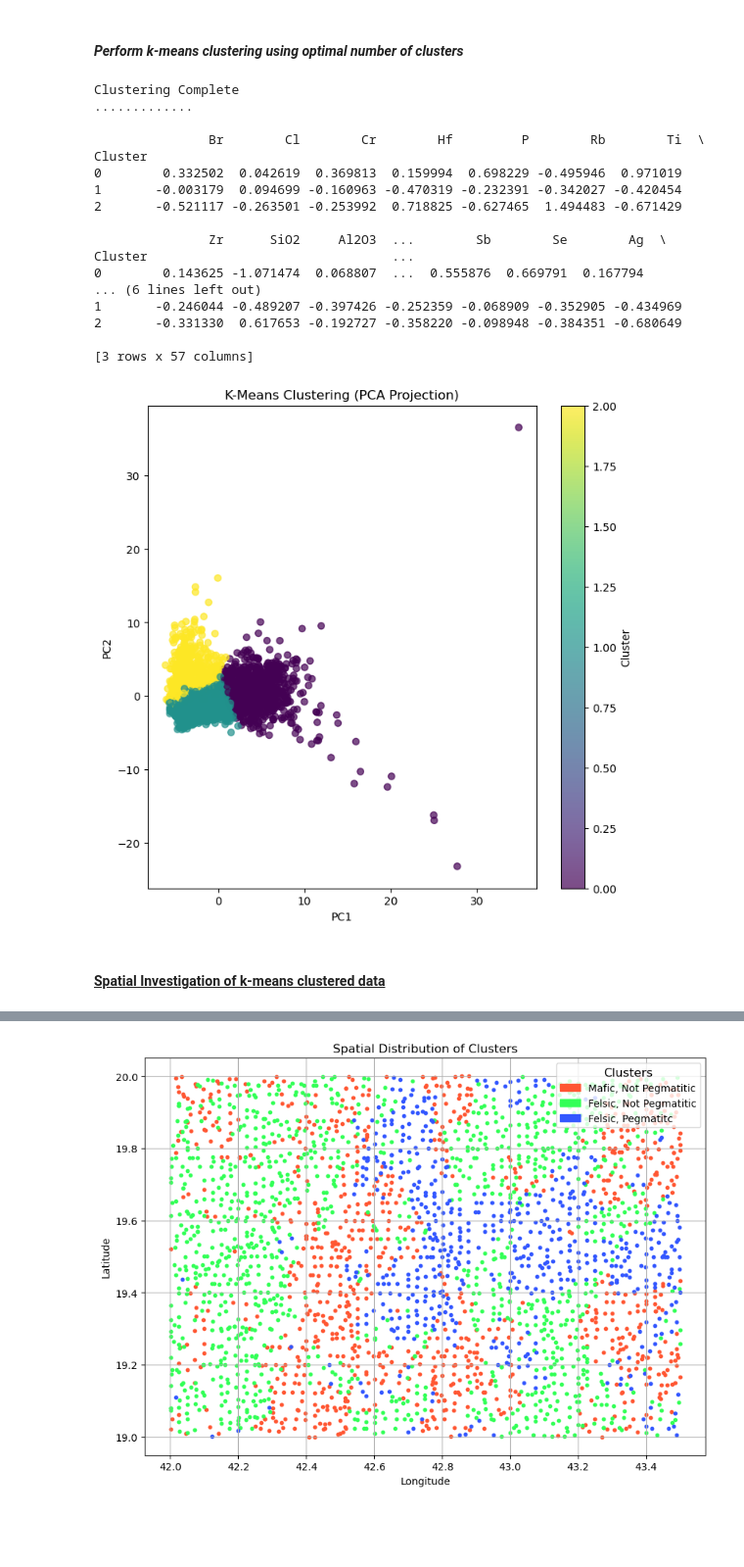
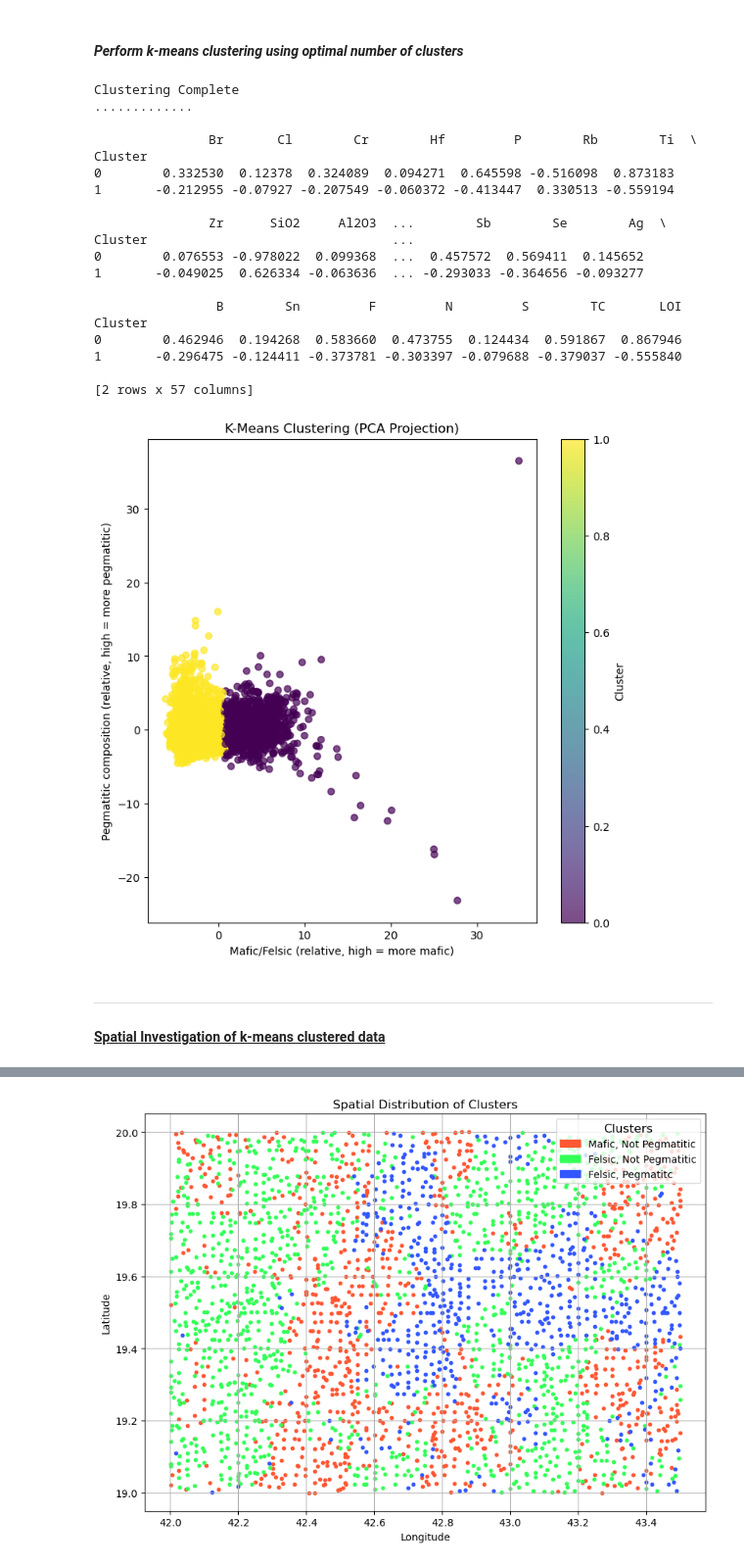
Before and after one commit to tyhowee/personal_code, a Jupyter notebook: data_analysis/gsas_saudi_data.ipynb, the cells around one changed output, grey strips where cells are left out. Shown at 98% size. Saved outputs shown, nothing was run; the diff lists cells and outputs as text; code cells hidden in the pictures; blank space fills up the shorter version.

```diff
--- a/data_analysis/gsas_saudi_data.ipynb
+++ b/data_analysis/gsas_saudi_data.ipynb
@@ -286,3 +307,10 @@ gsas_data = gsas_data.loc[:, gsas_data.nunique() > 1]
+# %%
+### Create Al2O3/TiO2 ratio
+# Calculate TiO₂ from Ti
+gsas_data["TiO2"] = gsas_data["Ti"] * 1.67
+
+# Calculate the Al2O3/TiO2 ratio
+gsas_data["Al2O3/TiO2"] = gsas_data["Al2O3"] / gsas_data["TiO2"]
 # %%
 ### Histograms
 
@@ -579,7 +649,7 @@ plt.show()
 #### *Perform k-means clustering using optimal number of clusters*
 # %%
 # Step 3: Perform K-means clustering on pre-PCA data with optimal number of clusters (e.g., k=3)
-gsas_optimal_k = 3  # Based on the elbow plot
+gsas_optimal_k = 2  # Based on the elbow plot
 gsas_kmeans = KMeans(n_clusters=gsas_optimal_k, random_state=42)
 gsas_clusters = gsas_kmeans.fit_predict(gsas_data_scaled2)
 
@@ -598,39 +668,45 @@ print(
 Clustering Complete
 .............
 
-               Br        Cl        Cr        Hf         P        Rb        Ti  \
+               Br       Cl        Cr        Hf         P        Rb        Ti  \
 Cluster
-0        0.332502  0.042619  0.369813  0.159994  0.698229 -0.495946  0.971019
-1       -0.003179  0.094699 -0.160963 -0.470319 -0.232391 -0.342027 -0.420454
-2       -0.521117 -0.263501 -0.253992  0.718825 -0.627465  1.494483 -0.671429
+0        0.332530  0.12378  0.324089  0.094271  0.645598 -0.516098  0.873183
+1       -0.212955 -0.07927 -0.207549 -0.060372 -0.413447  0.330513 -0.559194
 
                Zr      SiO2     Al2O3  ...        Sb        Se        Ag  \
 Cluster                                ...
-0        0.143625 -1.071474  0.068807  ...  0.555876  0.669791  0.167794
-... (6 lines left out)
-1       -0.246044 -0.489207 -0.397426 -0.252359 -0.068909 -0.352905 -0.434969
-2       -0.331330  0.617653 -0.192727 -0.358220 -0.098948 -0.384351 -0.680649
+0        0.076553 -0.978022  0.099368  ...  0.457572  0.569411  0.145652
+1       -0.049025  0.626334 -0.063636  ... -0.293033 -0.364656 -0.093277
 
-[3 rows x 57 columns]
+                B        Sn         F         N         S        TC       LOI
+Cluster
+0        0.462946  0.194268  0.583660  0.473755  0.124434  0.591867  0.867946
+1       -0.296475 -0.124411 -0.373781 -0.303397 -0.079688 -0.379037 -0.555840
+
+[2 rows x 57 columns]
 # %%
 # Reduce dimensions with PCA for visualization
 pca2 = PCA(n_components=3)
 gsas_data_pca2 = pca2.fit_transform(gsas_data_scaled2)
 
 # Plot clusters
 PC1 = 0
 PC2 = 1
 
 plt.figure(figsize=(8, 8))
 plt.scatter(gsas_data_pca2[:, PC1], gsas_data_pca2[:, PC2], c=gsas_clusters, cmap="viridis", alpha=0.7)
 plt.title("K-Means Clustering (PCA Projection)")
-plt.xlabel(f"PC{PC1+1}")
-plt.ylabel(f"PC{PC2+1}")
+#plt.xlabel(f"PC{PC1+1}")
+#plt.ylabel(f"PC{PC2+1}")
+plt.xlabel("Mafic/Felsic (relative, high = more mafic)")
+plt.ylabel("Pegmatitic composition (relative, high = more pegmatitic)")
 plt.colorbar(label="Cluster")
 plt.show()
 # %% [output]
-[figure, old version]
+[figure, new version]
 # %% [markdown]
+---
+
 #### <u>Spatial Investigation of k-means clustered data</u>
 # %%
 ### Spatial Investigation
```
Also changed, not shown: parts of 11 cells of this notebook, 2 other files.
